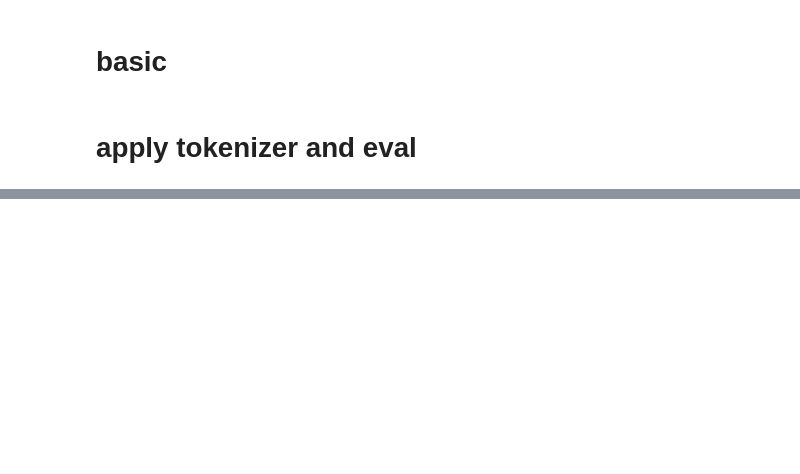
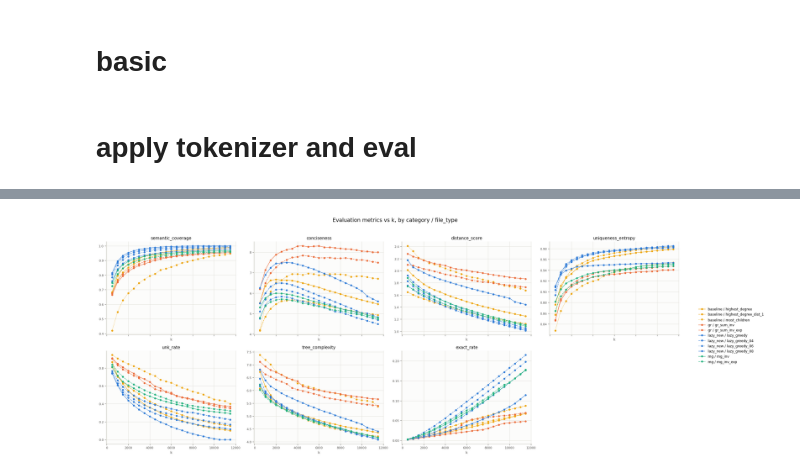
Before and after one commit to yy-suisse/graph_tokenizer, a Jupyter notebook: 7.evaluation_new.ipynb, the cells around one changed output, grey strips where cells are left out. Drawn from its saved outputs; the diff is of its cells as text; code cells hidden in the pictures; blank space fills up the shorter version.

```diff
--- a/7.evaluation_new.ipynb
+++ b/7.evaluation_new.ipynb
@@ -196,0 +160,3 @@ plt.show()
+# %%
+df_result_metrics = pl.read_parquet(configs_mapped.Result().metrics_result).filter(pl.col("file_type")!="k_random_all_samples")
+df_result_metrics
@@ -196,0 +178,59 @@ plt.show()
+# %%
+import matplotlib.pyplot as plt
+
+metric_cols = ["semantic_coverage", "conciseness", "distance_score", "uniqueness_entropy",
+               "unk_rate", "tree_complexity", "exact_rate"]
+
+# categorical hues (fixed order, validated for CVD-safe adjacent pairs) -- one per `category`
+category_colors = {
+    "lazy_new": "#2a78d6",   # blue
+    "gr":       "#eb6834",   # orange
+    "mg":       "#1baf7a",   # aqua
+    "baseline": "#eda100",   # yellow
+}
+linestyles_cycle = ["-", "--", ":", "-."]   # secondary encoding for file_type within a category
+
+combos = (
+    df_result_metrics
+    .select("category", "file_type")
+    .unique()
+    .sort(["category", "file_type"])
+    .to_dicts()
+)
+
+file_type_style = {}
+for combo in combos:
+    cat, ft = combo["category"], combo["file_type"]
+    styles = file_type_style.setdefault(cat, {})
+    styles[ft] = linestyles_cycle[len(styles) % len(linestyles_cycle)]
+
+fig, axes = plt.subplots(2, 4, figsize=(22, 9), sharex=True)
+axes = axes.flatten()
+
+for ax, metric in zip(axes, metric_cols):
+    for combo in combos:
+        cat, ft = combo["category"], combo["file_type"]
+        sub = df_result_metrics.filter((pl.col("category") == cat) & (pl.col("file_type") == ft)).sort("k")
+        ax.plot(sub["k"], sub[metric],
+                color=category_colors[cat], linestyle=file_type_style[cat][ft],
+                linewidth=1, marker="o", markersize=4, label=f"{cat} / {ft}")
+    ax.set_title(metric, fontsize=11, color="#0b0b0b")
+    ax.set_xlabel("k", fontsize=9, color="#52514e")
+    ax.tick_params(colors="#52514e", labelsize=8)
+    ax.grid(True, color="#e1e0d9", linewidth=0.8)
+    ax.set_facecolor("#fcfcfb")
+    ax.spines["top"].set_visible(False)
+    ax.spines["right"].set_visible(False)
+    ax.spines["left"].set_color("#c3c2b7")
+    ax.spines["bottom"].set_color("#c3c2b7")
+
+for ax in axes[len(metric_cols):]:
+    ax.axis("off")
+
+handles, labels = axes[0].get_legend_handles_labels()
+fig.legend(handles, labels, loc="center left", bbox_to_anchor=(1.0, 0.5), fontsize=9, frameon=False)
+fig.suptitle("Evaluation metrics vs k, by category / file_type", fontsize=14, color="#0b0b0b")
+fig.tight_layout(rect=[0, 0, 0.98, 0.96])
+plt.show()
+# %% [output]
+[figure, added]
```
Also changed, not shown: parts of 4 cells of this notebook.
